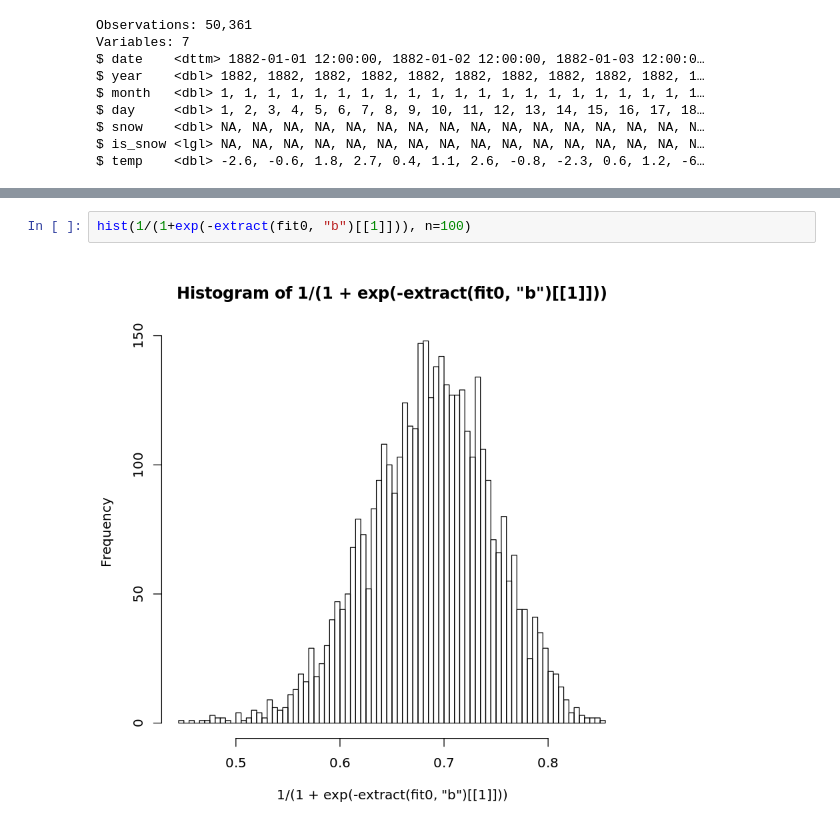
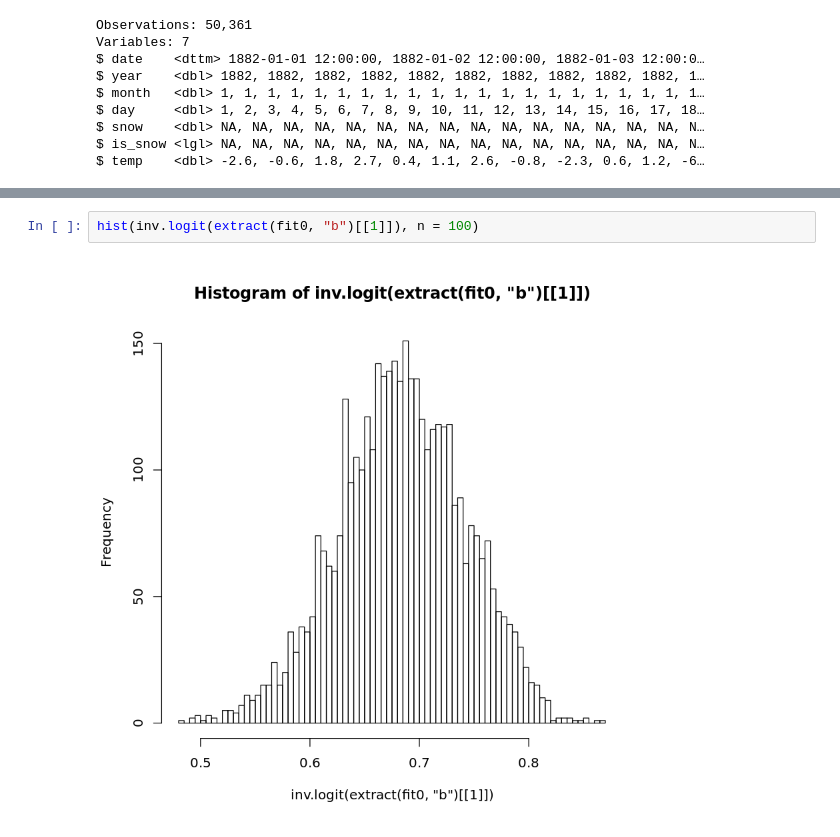
Before and after one commit to euxoa/ompeluseura, a Jupyter notebook: Kaisaniemi-Snow.ipynb, the cells around one changed output, grey strips where cells are left out. Saved outputs shown, nothing was run; the diff lists cells and outputs as text.

```diff
--- a/Kaisaniemi-Snow.ipynb
+++ b/Kaisaniemi-Snow.ipynb
@@ -123,5 +113,5 @@ hist(extract(fit0, "b")[[1]], n=100)
 # %%
-hist(1/(1+exp(-extract(fit0, "b")[[1]])), n=100)
+hist(inv.logit(extract(fit0, "b")[[1]]), n = 100)
 # %% [output]
-[figure, old version]
+[figure, new version]
 # %%
```
Also changed, not shown: parts of 26 cells of this notebook.
